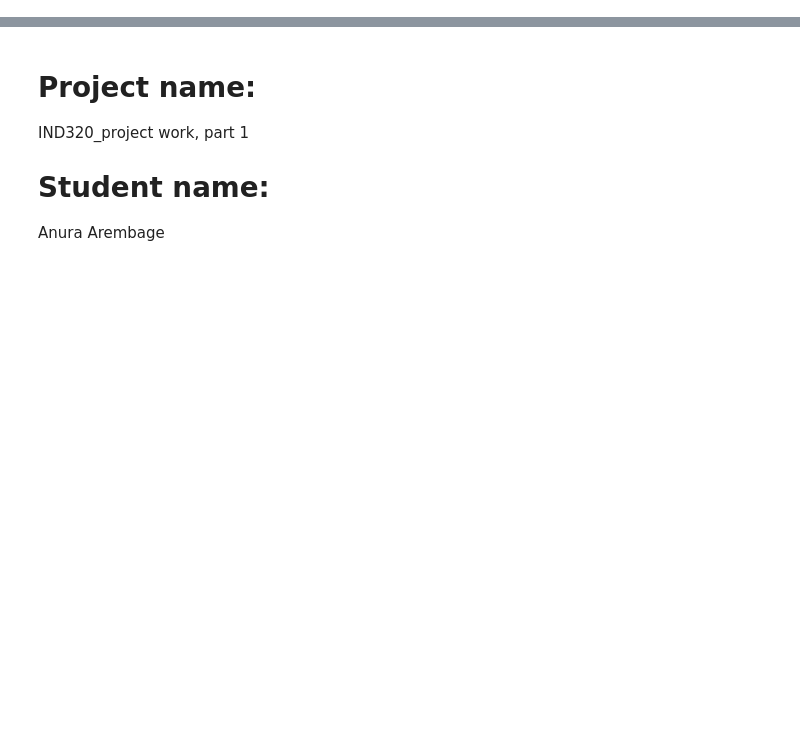
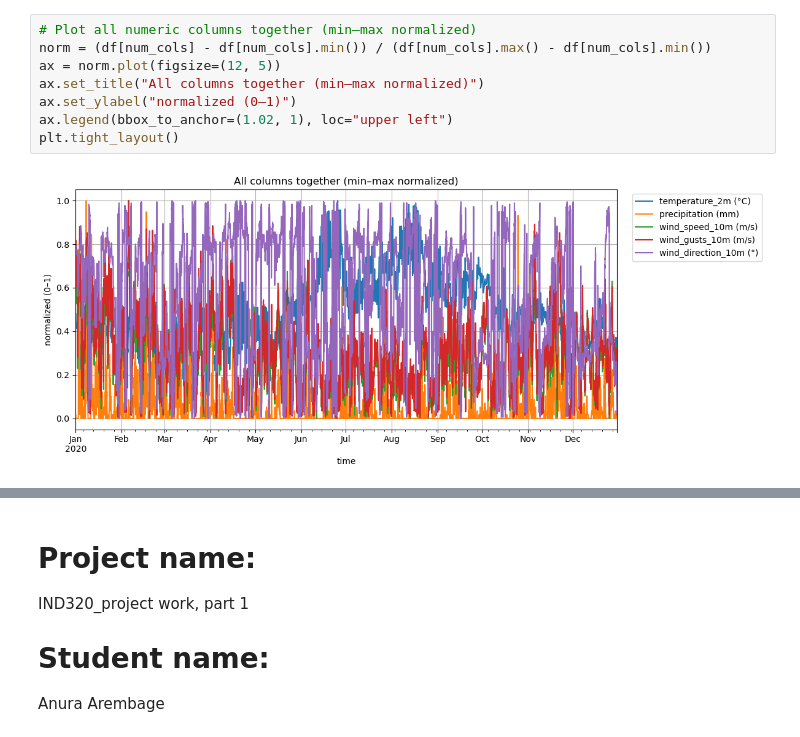
Before and after one commit to Anura-dot/my_streamlit_project, a Jupyter notebook: app.ipynb, the cells around one changed output, grey strips where cells are left out. Drawn from its saved outputs; the diff is of its cells as text; blank space fills up the shorter version.

```diff
--- a/app.ipynb
+++ b/app.ipynb
@@ -0,0 +56,10 @@
+# %%
+# Plot all numeric columns together (min–max normalized)
+norm = (df[num_cols] - df[num_cols].min()) / (df[num_cols].max() - df[num_cols].min())
+ax = norm.plot(figsize=(12, 5))
+ax.set_title("All columns together (min–max normalized)")
+ax.set_ylabel("normalized (0–1)")
+ax.legend(bbox_to_anchor=(1.02, 1), loc="upper left")
+plt.tight_layout()
+# %% [output]
+[figure, added]
```
Also changed, not shown: parts of 7 cells of this notebook.
